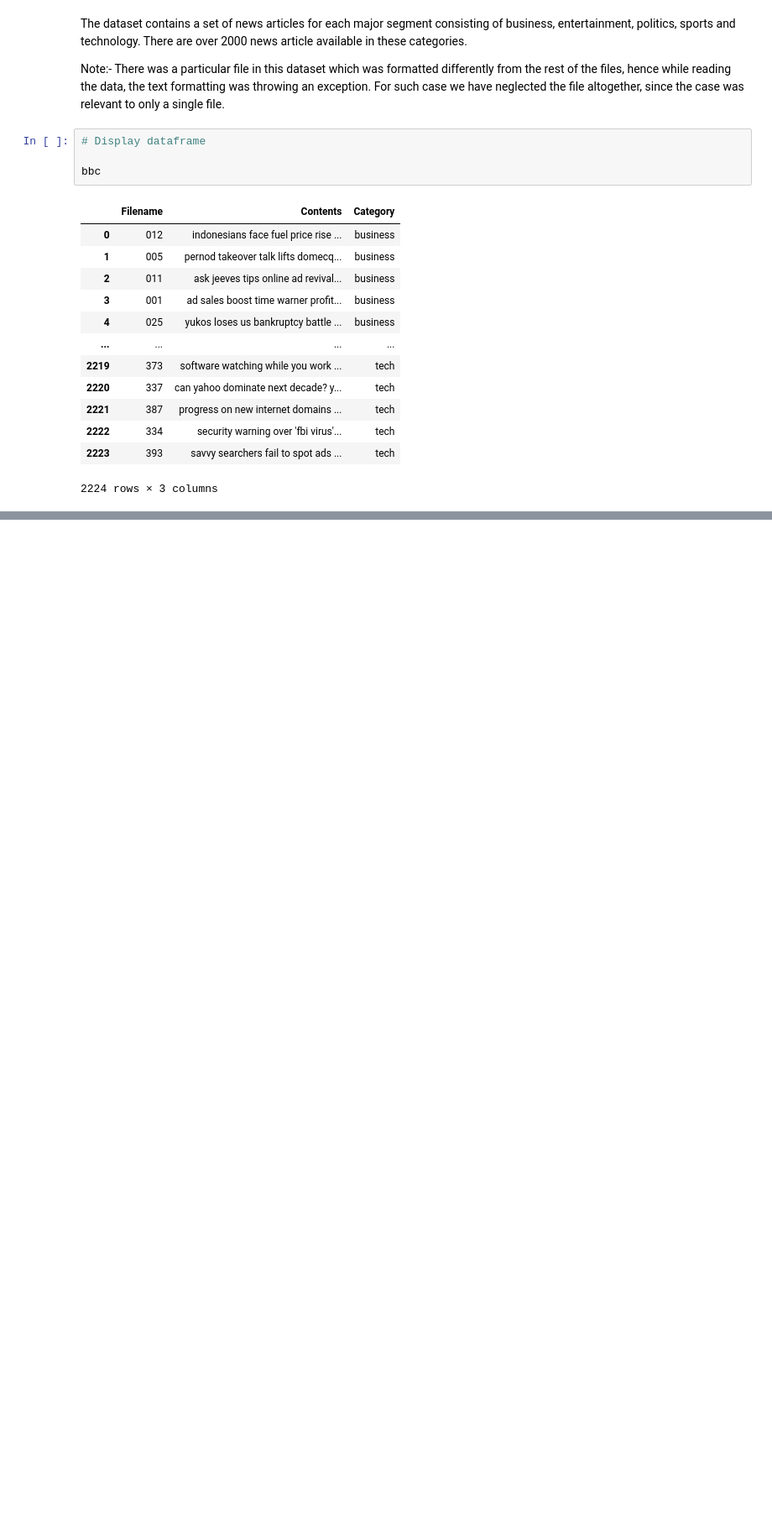
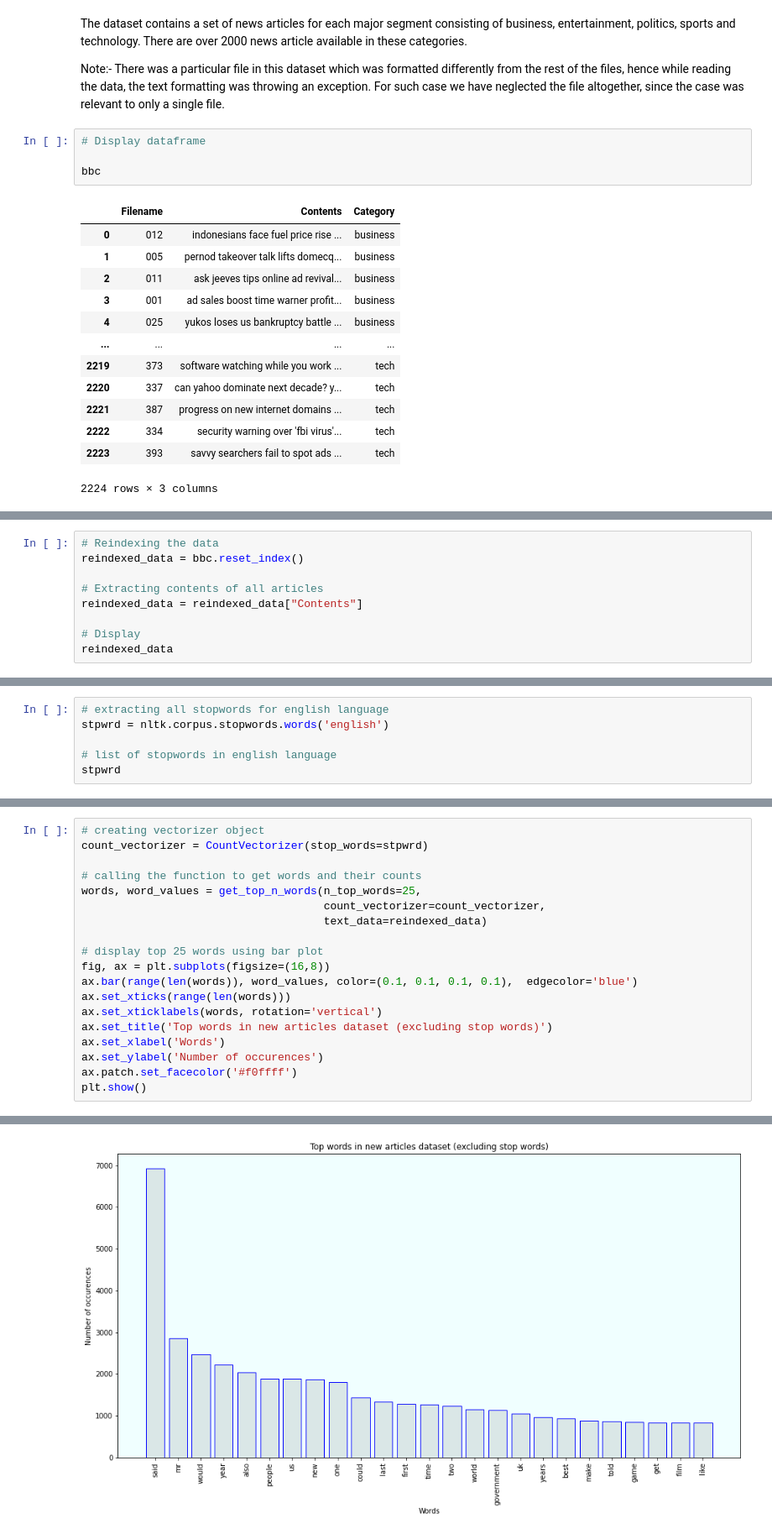
Before and after one commit to kunikagupta27/Topic-Modelling-on-News-Article, a Jupyter notebook: Topic_Modelling_on_News_Article.ipynb, the cells around one changed output, grey strips where cells are left out. Shown: that part at 84% size. Cells and saved outputs as stored; diff of their text form; blank space fills up the shorter version.

```diff
--- a/Topic_Modelling_on_News_Article.ipynb
+++ b/Topic_Modelling_on_News_Article.ipynb
@@ -158,0 +250,9 @@ bbc
+# %%
+# Reindexing the data
+reindexed_data = bbc.reset_index()
+
+# Extracting contents of all articles
+reindexed_data = reindexed_data["Contents"]
+
+# Display
+reindexed_data
@@ -158,0 +329,6 @@ bbc
+# %%
+# extracting all stopwords for english language
+stpwrd = nltk.corpus.stopwords.words('english')
+
+# list of stopwords in english language
+stpwrd
@@ -158,0 +355,20 @@ bbc
+# %%
+# creating vectorizer object
+count_vectorizer = CountVectorizer(stop_words=stpwrd)
+
+# calling the function to get words and their counts
+words, word_values = get_top_n_words(n_top_words=25,
+                                     count_vectorizer=count_vectorizer,
+                                     text_data=reindexed_data)
+
+# display top 25 words using bar plot
+fig, ax = plt.subplots(figsize=(16,8))
+ax.bar(range(len(words)), word_values, color=(0.1, 0.1, 0.1, 0.1),  edgecolor='blue')
+ax.set_xticks(range(len(words)))
+ax.set_xticklabels(words, rotation='vertical')
+ax.set_title('Top words in new articles dataset (excluding stop words)')
+ax.set_xlabel('Words')
+ax.set_ylabel('Number of occurences')
+ax.patch.set_facecolor('#f0ffff')
+plt.show()
+# %% [output]
@@ -158,0 +382 @@ bbc
+[figure, added]
```
Also changed, not shown: parts of 26 cells of this notebook.
